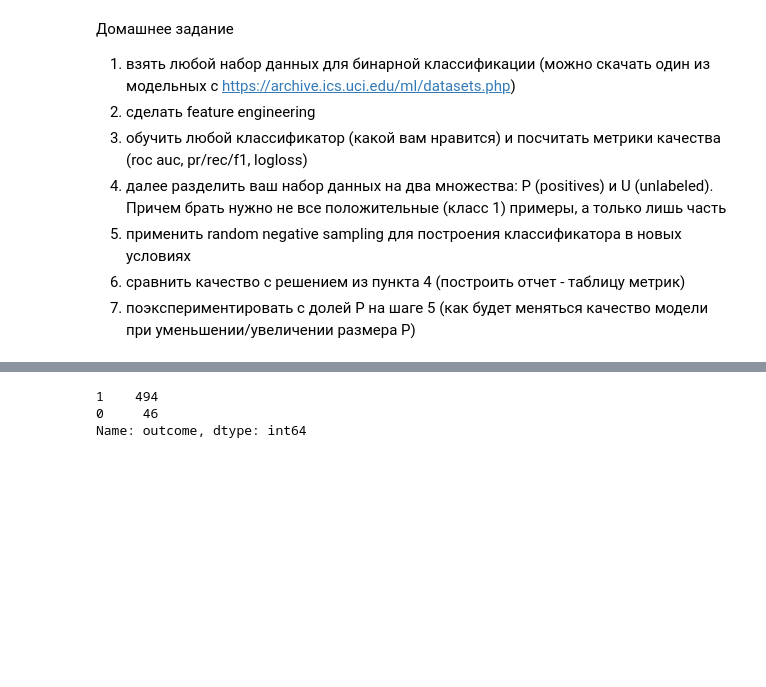
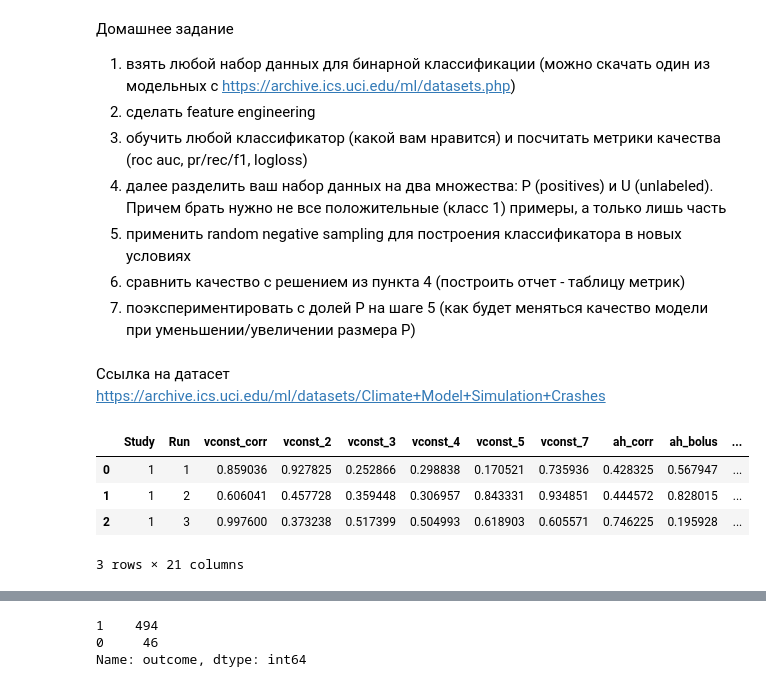
Before and after one commit to Alikhan0707/ml_in_business, a Jupyter notebook: hw_6.ipynb, the cells around one changed output, grey strips where cells are left out. Drawn from its saved outputs; the diff is of its cells as text; code cells hidden in the pictures; blank space fills up the shorter version.

```diff
--- a/hw_6.ipynb
+++ b/hw_6.ipynb
@@ -18,7 +18,20 @@ from sklearn.model_selection import train_test_split
 from sklearn.metrics import f1_score, roc_auc_score, accuracy_score, precision_score, recall_score
 
 from xgboost import XGBClassifier
+# %% [markdown]
+Ссылка на датасет
+https://archive.ics.uci.edu/ml/datasets/Climate+Model+Simulation+Crashes
 # %%
 np.random.seed(42)
 # %%
 df = pd.read_csv('pop_failures.csv')
+# %%
+df = df.iloc[:, 1:]
+# %%
+df.head(3)
+# %% [output]
+|  | Study | Run | vconst_corr | vconst_2 | vconst_3 | vconst_4 | vconst_5 | vconst_7 | ah_corr | ah_bolus | ... |
+| 0 | 1 | 1 | 0.859036 | 0.927825 | 0.252866 | 0.298838 | 0.170521 | 0.735936 | 0.428325 | 0.567947 | ... |
+| 1 | 1 | 2 | 0.606041 | 0.457728 | 0.359448 | 0.306957 | 0.843331 | 0.934851 | 0.444572 | 0.828015 | ... |
+| 2 | 1 | 3 | 0.997600 | 0.373238 | 0.517399 | 0.504993 | 0.618903 | 0.605571 | 0.746225 | 0.195928 | ... |
+3 rows × 21 columns
```
Also changed, not shown: parts of 1 cell of this notebook.
